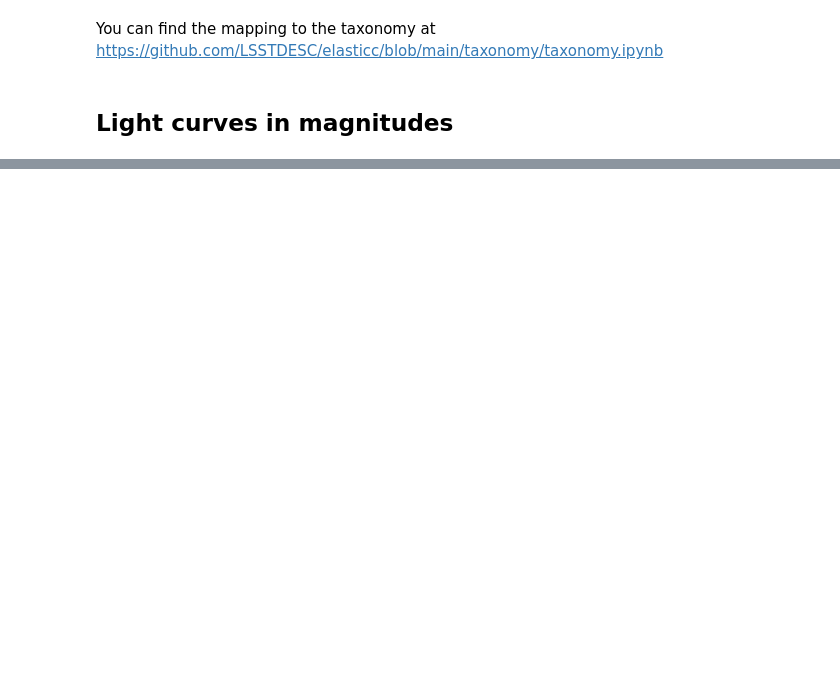
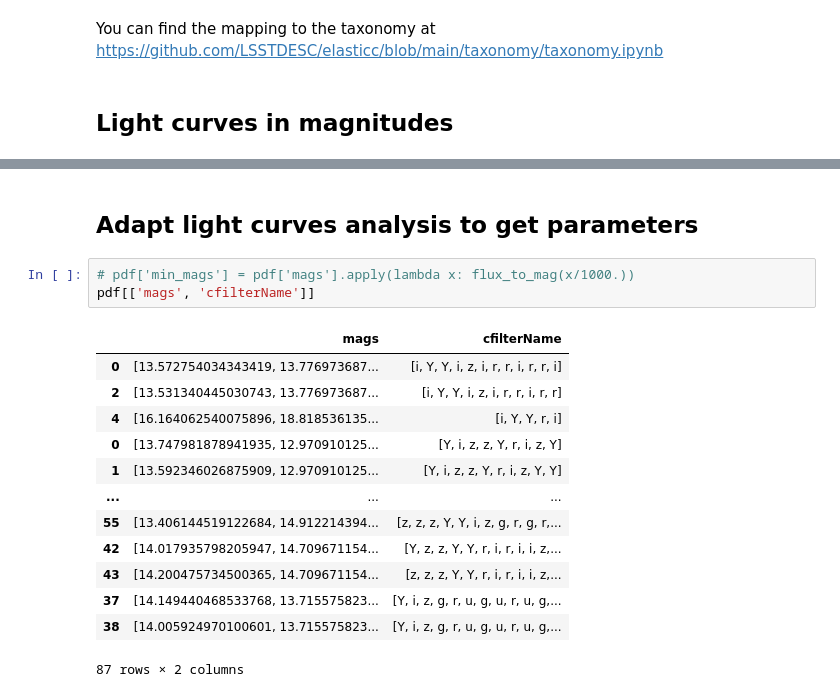
Before and after one commit to LSSTDESC/grb_orphan_afterglows, a Jupyter notebook: notebooks/elasticc_photometry.ipynb, the cells around one changed output, grey strips where cells are left out. Drawn from its saved outputs; the diff is of its cells as text; blank space fills up the shorter version.

```diff
--- a/notebooks/elasticc_photometry.ipynb
+++ b/notebooks/elasticc_photometry.ipynb
@@ -266 +266,20 @@ for index in indices:
 [figure]
+# %% [markdown]
+## Adapt light curves analysis to get parameters
+# %%
+# pdf['min_mags'] = pdf['mags'].apply(lambda x: flux_to_mag(x/1000.))
+pdf[['mags', 'cfilterName']]
+# %% [output]
+|  | mags | cfilterName |
+| 0 | [13.572754034343419, 13.776973687... | [i, Y, Y, i, z, i, r, r, i, r, r, i] |
+| 2 | [13.531340445030743, 13.776973687... | [i, Y, Y, i, z, i, r, r, i, r, r] |
+| 4 | [16.164062540075896, 18.818536135... | [i, Y, Y, r, i] |
+| 0 | [13.747981878941935, 12.970910125... | [Y, i, z, z, Y, r, i, z, Y] |
+| 1 | [13.592346026875909, 12.970910125... | [Y, i, z, z, Y, r, i, z, Y, Y] |
+| ... | ... | ... |
+| 55 | [13.406144519122684, 14.912214394... | [z, z, z, Y, Y, i, z, g, r, g, r,... |
+| 42 | [14.017935798205947, 14.709671154... | [Y, z, z, Y, Y, r, i, r, i, i, z,... |
+| 43 | [14.200475734500365, 14.709671154... | [z, z, z, Y, Y, r, i, r, i, i, z,... |
+| 37 | [14.149440468533768, 13.715575823... | [Y, i, z, g, r, u, g, u, r, u, g,... |
+| 38 | [14.005924970100601, 13.715575823... | [Y, i, z, g, r, u, g, u, r, u, g,... |
+87 rows × 2 columns
```
Also changed, not shown: parts of 10 cells of this notebook.
